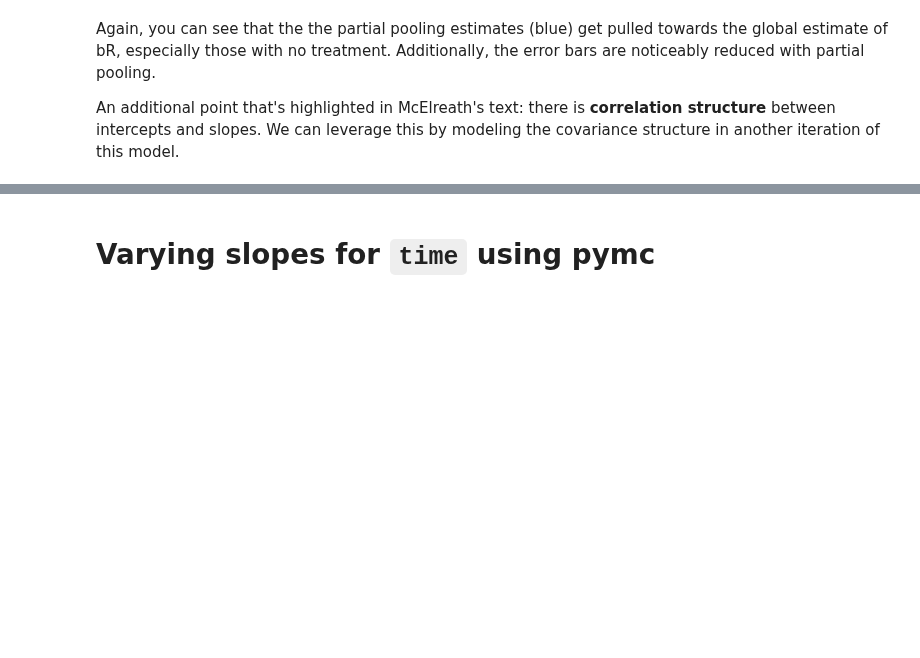
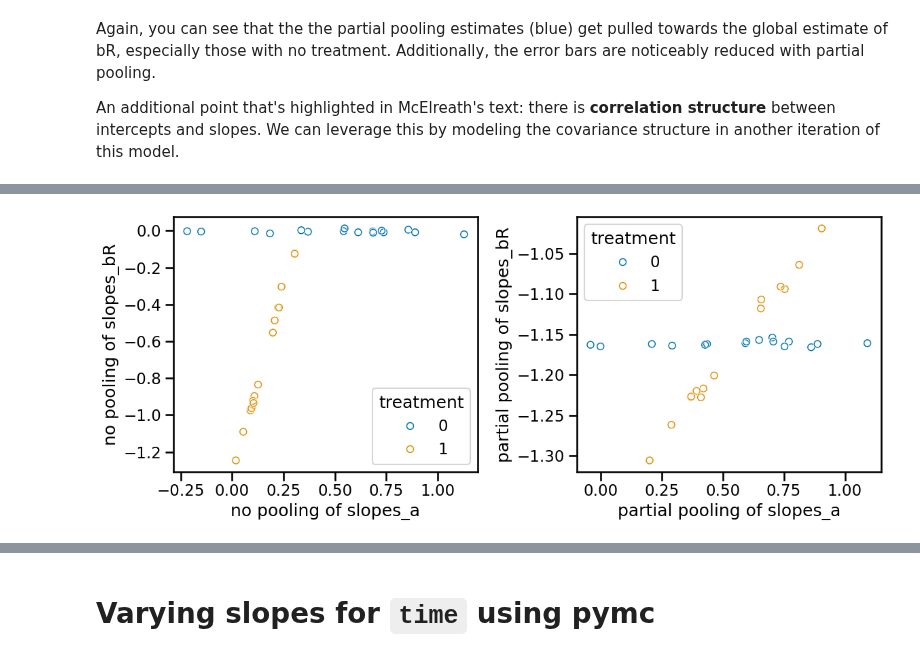
Before and after one commit to benslack19/benslack19.github.io, a Jupyter notebook: _posts_drafts/2024-05-29-time-series-varying-effects.ipynb, the cells around one changed output, grey strips where cells are left out. Cells and saved outputs as stored; diff of their text form; code cells hidden in the pictures; blank space fills up the shorter version.

```diff
--- a/_posts_drafts/2024-05-29-time-series-varying-effects.ipynb
+++ b/_posts_drafts/2024-05-29-time-series-varying-effects.ipynb
@@ -490,0 +416,15 @@ Another way of looking at it is that the
+# %%
+df_mean_a, _, _ = format_df_for_comparison(
+    trace0=trace_m0,
+    trace1=trace_m1,
+    az_summary_col="mean",
+    var_name="a",
+    meta_df=df_data,
+    cluster_col="patient_id",
+    hue="treatment",
+    xlabel="no pooling of slopes",
+    ylabel="partial pooling of slopes",
+)
+
+df_mean_a_bR = df_mean_a.merge(df_mean_bR, on=['patient_id', 'treatment'], suffixes=['_a', '_bR'])
+df_mean_a_bR.head()
@@ -490,0 +438,23 @@ Another way of looking at it is that the
+# %%
+f, (ax0, ax1) = plt.subplots(1, 2, figsize=(12,5))
+sns.scatterplot(
+    data=df_mean_a_bR,
+    x='no pooling of slopes_a',
+    y='no pooling of slopes_bR',
+    hue='treatment',
+    marker="$\circ$",
+    ax=ax0
+)
+
+sns.scatterplot(
+    data=df_mean_a_bR,
+    x='partial pooling of slopes_a',
+    y='partial pooling of slopes_bR',
+    hue='treatment',
+    marker="$\circ$",
+    ax=ax1
+)
+
+f.tight_layout()
+# %% [output]
+[figure, added]
```
Also changed, not shown: parts of 9 cells of this notebook, 2 other files.
